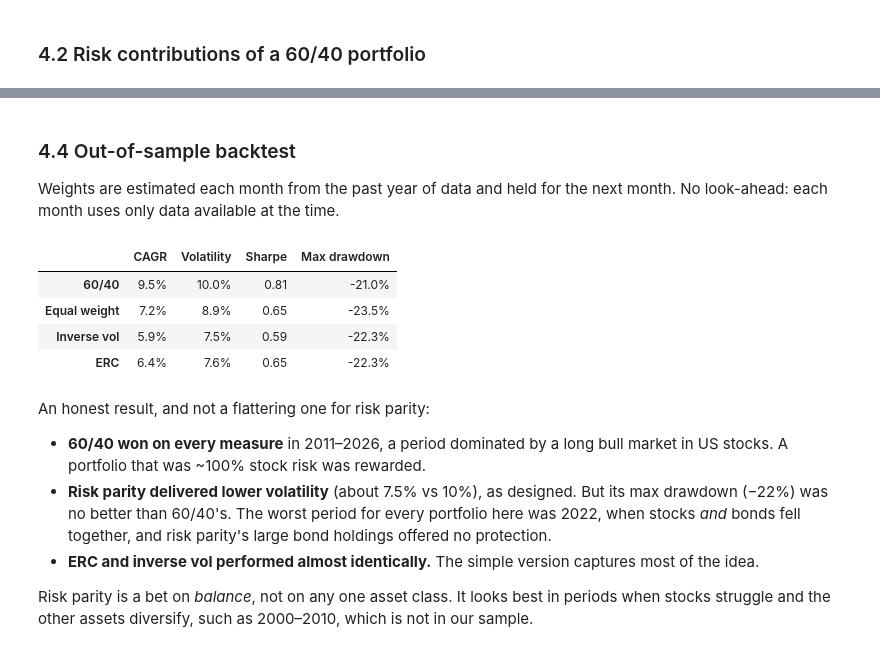
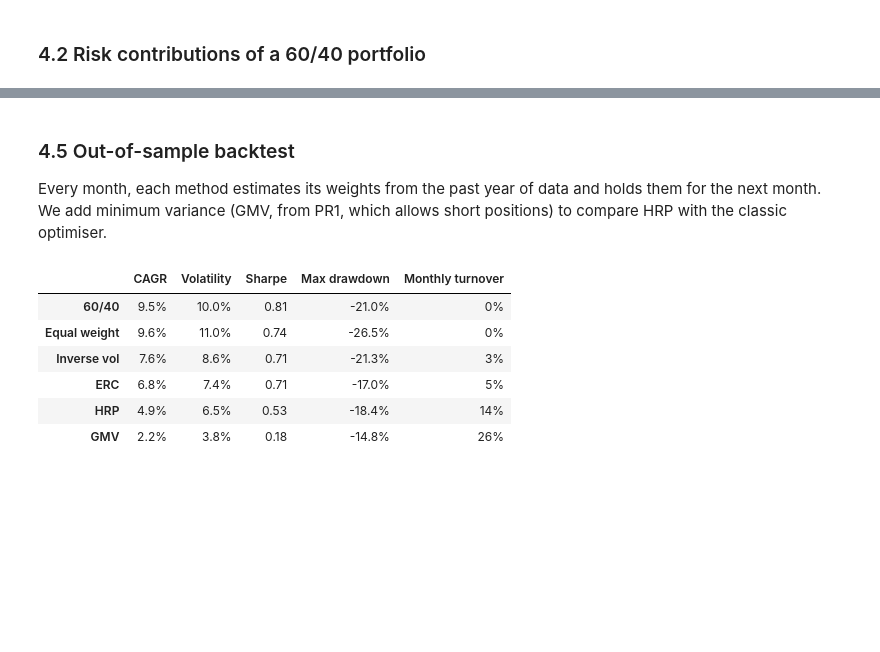
Before and after one commit to Nova-Finance-Club/Quant-Trading-Concepts, a Jupyter notebook: 01-portfolio-and-risk/03_risk_parity.ipynb, the cells around one changed output, grey strips where cells are left out. Cells and saved outputs as stored; diff of their text form; code cells hidden in the pictures; blank space fills up the shorter version.

```diff
--- a/01-portfolio-and-risk/03_risk_parity.ipynb
+++ b/01-portfolio-and-risk/03_risk_parity.ipynb
@@ -134,0 +176,12 @@ GLD    0%          22%         20%  20%
+# %%
+order = [assets[i] for i in leaves_list(link)]          # leaf order of the tree
+
+fig, axes = plt.subplots(1, 2, figsize=(12, 5))
+for ax, cols, title in [(axes[0], assets, "Original order"), (axes[1], order, "Step 2: tree order")]:
+    im = ax.imshow(corr.loc[cols, cols], cmap=DIVERGING, vmin=-1, vmax=1)
+    ax.set_xticks(range(len(cols)), cols, rotation=90, fontsize=9)
+    ax.set_yticks(range(len(cols)), cols, fontsize=9)
+    ax.set_title(title)
+    ax.grid(False)
+fig.colorbar(im, ax=axes, shrink=0.8, label="Correlation")
+plt.show()
@@ -159,45 +262,56 @@ To balance risk, both risk-parity versions hold almost 40% in the calmest asset
 # %% [markdown]
-### 4.4 Out-of-sample backtest
+### 4.5 Out-of-sample backtest
 
-Weights are estimated each month from the past year of data and held for the next month. No look-ahead: each month uses only data available at the time.
+Every month, each method estimates its weights from the past year of data and holds them for the next month. We add minimum variance (GMV, from PR1, which allows short positions) to compare HRP with the classic optimiser.
 # %%
+def gmv_weights(Sigma):
+    x = np.linalg.solve(Sigma.values, np.ones(len(Sigma)))     # Sigma^{-1} 1
+    return pd.Series(x / x.sum(), index=Sigma.index)
+
+methods = {
+    "60/40": lambda S, C: w_6040,
+    "Equal weight": lambda S, C: pd.Series(1 / len(assets), index=assets),
+    "Inverse vol": lambda S, C: inverse_vol_weights(S),
+    "ERC": lambda S, C: erc_weights(S),
+    "HRP": lambda S, C: hrp_weights(S, C),
+    "GMV": lambda S, C: gmv_weights(S),
+}
 month_ends = returns.groupby(returns.index.to_period("M")).tail(1).index
-strategies = {"60/40": [], "Equal weight": [], "Inverse vol": [], "ERC": []}
+oos = {m: [] for m in methods}
+turnover = {m: [] for m in methods}
+previous = {m: None for m in methods}
 
 for i, date in enumerate(month_ends[:-1]):
     past = returns.loc[:date].tail(252)
     if len(past) < 252:
         continue
-    S = past.cov().values * 252
+    S, C = past.cov() * 252, past.corr()
     nxt = returns.loc[date:month_ends[i + 1]].iloc[1:]           # next month, out of sample
-    weights = {"60/40": w_6040, "Equal weight": np.full(len(assets), 1 / len(assets)),
-               "Inverse vol": inverse_vol_weights(S), "ERC": erc_weights(S)}
-    for name, w in weights.items():
-        strategies[name].append(nxt @ w)
+    for m, f in methods.items():
+        w = f(S, C)
+        oos[m].append(nxt @ w)
+        if previous[m] is not None:
+            turnover[m].append((w - previous[m]).abs().sum())     # how much the weights changed
+        previous[m] = w
 
-oos = pd.DataFrame({k: pd.concat(v) for k, v in strategies.items()})
+oos = pd.DataFrame({m: pd.concat(v) for m, v in oos.items()})
 rf = (prices["^IRX"].ffill() / 100 / 252).shift(1).reindex(oos.index)
 excess = oos.sub(rf, axis=0)
 value = (1 + oos).cumprod()
 perf = pd.DataFrame({
     "CAGR": value.iloc[-1] ** (252 / len(oos)) - 1,
     "Volatility": oos.std() * np.sqrt(252),
     "Sharpe": np.sqrt(252) * excess.mean() / excess.std(),
     "Max drawdown": (value / value.cummax() - 1).min(),
+    "Monthly turnover": pd.Series({m: np.mean(t) for m, t in turnover.items()}),
 })
-fmt = {"CAGR": "{:.1%}", "Volatility": "{:.1%}", "Sharpe": "{:.2f}", "Max drawdown": "{:.1%}"}
+fmt = {"CAGR": "{:.1%}", "Volatility": "{:.1%}", "Sharpe": "{:.2f}", "Max drawdown": "{:.1%}", "Monthly turnover": "{:.0%}"}
 perf.apply(lambda col: col.map(fmt[col.name].format))
 # %% [output]
-|  | CAGR | Volatility | Sharpe | Max drawdown |
-| 60/40 | 9.5% | 10.0% | 0.81 | -21.0% |
-| Equal weight | 7.2% | 8.9% | 0.65 | -23.5% |
-| Inverse vol | 5.9% | 7.5% | 0.59 | -22.3% |
-| ERC | 6.4% | 7.6% | 0.65 | -22.3% |
+|  | CAGR | Volatility | Sharpe | Max drawdown | Monthly turnover |
+| 60/40 | 9.5% | 10.0% | 0.81 | -21.0% | 0% |
+| Equal weight | 9.6% | 11.0% | 0.74 | -26.5% | 0% |
+| Inverse vol | 7.6% | 8.6% | 0.71 | -21.3% | 3% |
+| ERC | 6.8% | 7.4% | 0.71 | -17.0% | 5% |
+| HRP | 4.9% | 6.5% | 0.53 | -18.4% | 14% |
+| GMV | 2.2% | 3.8% | 0.18 | -14.8% | 26% |
-# %% [markdown]
-An honest result, and not a flattering one for risk parity:
-
-- **60/40 won on every measure** in 2011–2026, a period dominated by a long bull market in US stocks. A portfolio that was ~100% stock risk was rewarded.
-- **Risk parity delivered lower volatility** (about 7.5% vs 10%), as designed. But its max drawdown (−22%) was no better than 60/40's. The worst period for every portfolio here was 2022, when stocks *and* bonds fell together, and risk parity's large bond holdings offered no protection.
-- **ERC and inverse vol performed almost identically.** The simple version captures most of the idea.
-
-Risk parity is a bet on *balance*, not on any one asset class. It looks best in periods when stocks struggle and the other assets diversify, such as 2000–2010, which is not in our sample.
```
Also changed, not shown: parts of 25 cells of this notebook, 28 other files.
